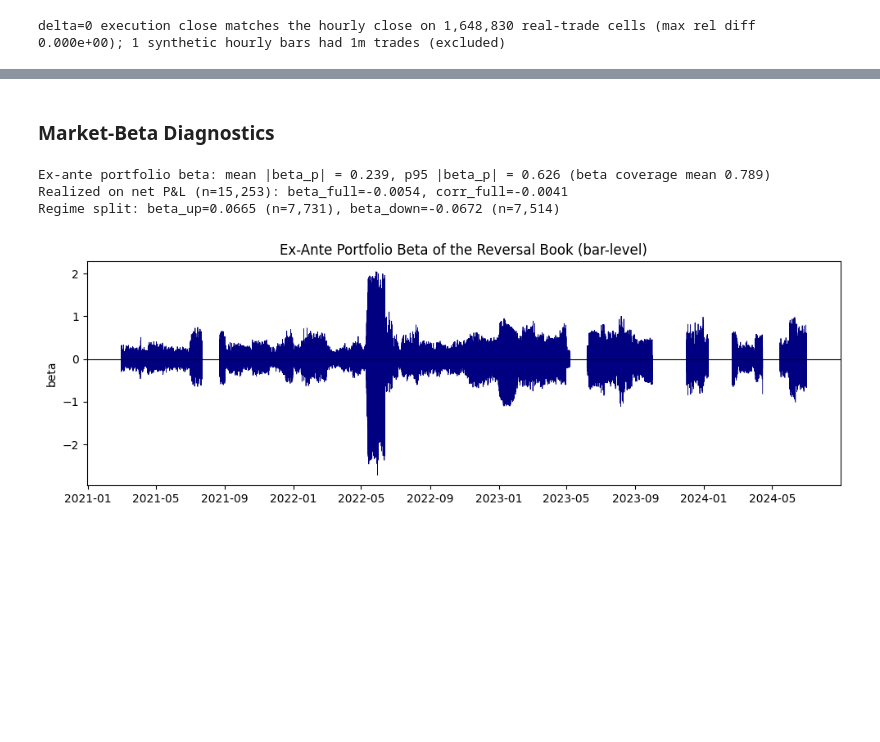
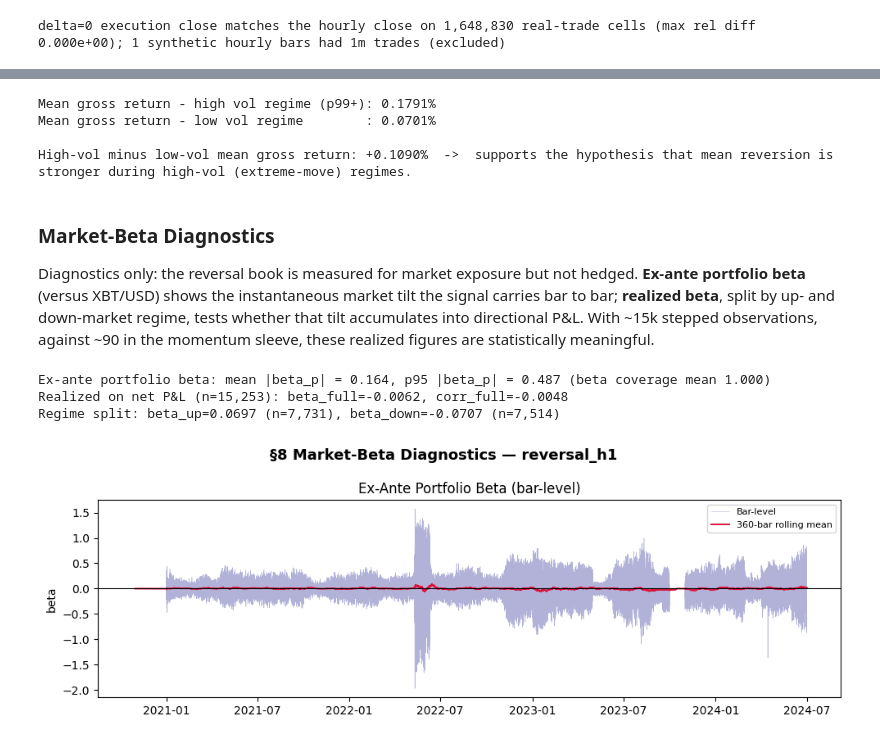
Before and after one commit to billybraith17/crypto-stat-arb, a Jupyter notebook: research/cs_mean_reversion_research.ipynb, the cells around one changed output, grey strips where cells are left out. Drawn from its saved outputs; the diff is of its cells as text; code cells hidden in the pictures; blank space fills up the shorter version.

```diff
--- a/research/cs_mean_reversion_research.ipynb
+++ b/research/cs_mean_reversion_research.ipynb
@@ -1255,22 +1239,63 @@ High-vol minus low-vol mean net return: +0.1016%  →  supports the hypothesis t
+# %%
+# --- Volatility-regime conditioning (§8 cont.) -------------------------------
+# High-vol bars via rolling realised vol of the benchmark. The quantile
+# threshold uses the full sample (look-ahead): a regime *diagnostic*, not a
+# tradable rule.
+bench_ret = return_wide[settings["benchmark_symbol"]]
+bench_vol = bench_ret.rolling(
+    settings["rolling_window_bars"],
+    min_periods=settings["rolling_window_bars"],
+).std()
+vol_q = bench_vol.quantile(settings["extreme_event_quantile"])
+high_vol_mask = bench_vol >= vol_q
+
+gross_ret = base_1x["gross_returns"]
+mask_aligned = high_vol_mask.reindex(gross_ret.index).fillna(False)
+mean_ret_high_vol = gross_ret[mask_aligned].mean()
+mean_ret_low_vol  = gross_ret[~mask_aligned].mean()
+
+print(f"Mean gross return - high vol regime (p{settings['extreme_event_quantile']*100:.0f}+): "
+      f"{mean_ret_high_vol*100:.4f}%")
+print(f"Mean gross return - low vol regime        : "
+      f"{mean_ret_low_vol*100:.4f}%")
+diff = mean_ret_high_vol - mean_ret_low_vol
+direction = (
+    "supports the hypothesis that mean reversion is stronger during high-vol "
+    "(extreme-move) regimes"
+    if diff > 0
+    else "contradicts the high-vol-favours-reversion hypothesis on this sample - "
+         "the signal performs *worse* in extreme regimes, suggesting trend / "
+         "momentum dominates when volatility spikes"
+)
+print(f"\nHigh-vol minus low-vol mean gross return: {diff*100:+.4f}%  ->  {direction}.")
+# %% [output]
+Mean gross return - high vol regime (p99+): 0.1791%
+Mean gross return - low vol regime        : 0.0701%
+
+High-vol minus low-vol mean gross return: +0.1090%  ->  supports the hypothesis that mean reversion is stronger during high-vol (extreme-move) regimes.
 # %% [markdown]
 ### Market-Beta Diagnostics
+
+Diagnostics only: the reversal book is measured for market exposure but not hedged. **Ex-ante portfolio beta** (versus XBT/USD) shows the instantaneous market tilt the signal carries bar to bar; **realized beta**, split by up- and down-market regime, tests whether that tilt accumulates into directional P&L. With ~15k stepped observations, against ~90 in the momentum sleeve, these realized figures are statistically meaningful.
 # %%
 # --- Market-beta diagnostics ---------------------------------------------------
-# Betas on traded-masked returns: forward-filled no-trade bars print 0% and
-# bias Cov/Var toward zero on illiquid names. Bar returns need both endpoints
-# real -> lookback_bars=1.
+# Factor = the tradable benchmark (market_index_mode: benchmark -> XBT/USD),
+# on simple returns. Betas on traded-masked returns: forward-filled no-trade
+# bars print 0% and bias Cov/Var toward zero on illiquid names. Bar returns
+# need both endpoints real -> lookback_bars=1.
 _traded_for_beta = build_traded_mask(df_long, settings["signal_timeframe"])
 _ret_traded = apply_traded_mask(return_wide, _traded_for_beta, lookback_bars=1)
+_ret_traded_simple = to_simple_returns(_ret_traded, log_returns=settings["log_returns"])
 
 market_ret = build_market_index_returns(
-    _ret_traded,
+    _ret_traded_simple,
     mode=settings["market_index_mode"],
     benchmark_symbol=settings["benchmark_symbol"],
     universe_mask=universe_mask,
     min_assets=settings["min_assets_per_timestamp"],
 )
 betas = estimate_rolling_betas(
-    _ret_traded,
+    _ret_traded_simple,
     market_ret,
     window_bars=settings["beta_window_bars"],
     min_periods=settings["beta_min_periods_bars"],
@@ -1283,39 +1308,54 @@ _qw_bar = build_quantile_weights(
     selected_signal_fresh,
     top_quantile=settings["top_quantile"],
     bottom_quantile=settings["bottom_quantile"],
 )
 beta_book = portfolio_beta_series(_qw_bar, betas)
 
 # Realized regime-conditional beta on the minute-executed net P&L.
 beta_realized = realized_beta_diagnostics(base_1x["net_returns"], benchmark_fwd)
 
 print(
     f"Ex-ante portfolio beta: mean |beta_p| = "
     f"{float(beta_book['portfolio_beta'].abs().mean()):.3f}, "
     f"p95 |beta_p| = {float(beta_book['portfolio_beta'].abs().quantile(0.95)):.3f} "
     f"(beta coverage mean {float(beta_book['beta_coverage'].mean()):.3f})"
 )
 print(
     f"Realized on net P&L (n={beta_realized['n_obs']:,}): "
     f"beta_full={beta_realized['beta_full']:.4f}, corr_full={beta_realized['corr_full']:.4f}"
 )
 print(
     f"Regime split: beta_up={beta_realized['beta_up']:.4f} (n={beta_realized['n_up']:,}), "
     f"beta_down={beta_realized['beta_down']:.4f} (n={beta_realized['n_down']:,})"
 )
 
+_roll_w = settings["rolling_window_bars"]
+_beta_roll = beta_book["portfolio_beta"].rolling(
+    _roll_w, min_periods=_roll_w // 2
+).mean()
+
 fig, ax = plt.subplots(figsize=(10, 3.5))
-ax.plot(beta_book.index, beta_book["portfolio_beta"], linewidth=0.6, color="navy")
+fig.suptitle(f"\u00a78 Market-Beta Diagnostics \u2014 {selected_signal_label}", fontsize=13, fontweight="bold")
+ax.plot(
+    beta_book.index, beta_book["portfolio_beta"],
+    linewidth=0.4, color="navy", alpha=0.3, label="Bar-level",
+)
+ax.plot(
+    _beta_roll.index, _beta_roll,
+    linewidth=1.4, color="crimson",
+    label=f"{_roll_w}-bar rolling mean",
+)
 ax.axhline(0.0, color="black", linewidth=0.8)
-ax.set_title("Ex-Ante Portfolio Beta of the Reversal Book (bar-level)")
+ax.set_title("Ex-Ante Portfolio Beta (bar-level)")
 ax.set_ylabel("beta")
+ax.legend(fontsize=8)
 plt.tight_layout()
 plt.show()
 # %% [output]
-Ex-ante portfolio beta: mean |beta_p| = 0.239, p95 |beta_p| = 0.626 (beta coverage mean 0.789)
-Realized on net P&L (n=15,253): beta_full=-0.0054, corr_full=-0.0041
-Regime split: beta_up=0.0665 (n=7,731), beta_down=-0.0672 (n=7,514)
+Ex-ante portfolio beta: mean |beta_p| = 0.164, p95 |beta_p| = 0.487 (beta coverage mean 1.000)
+Realized on net P&L (n=15,253): beta_full=-0.0062, corr_full=-0.0048
+Regime split: beta_up=0.0697 (n=7,731), beta_down=-0.0707 (n=7,514)
-[figure, old version]
+[figure, new version]
 # %% [markdown]
 ## §9 Robustness
 
```
Also changed, not shown: parts of 32 cells of this notebook, 21 other files.
